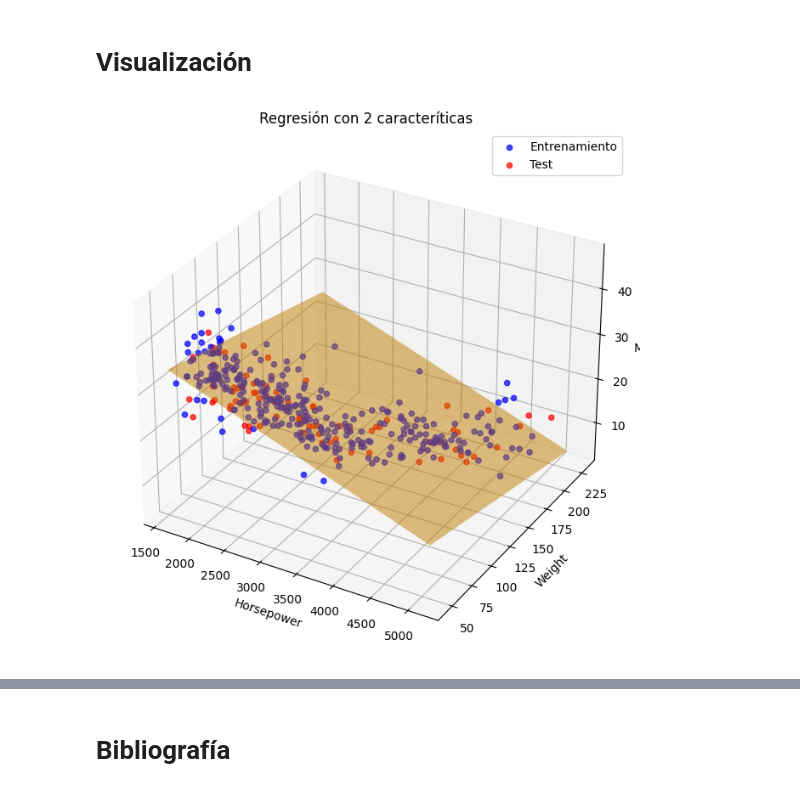
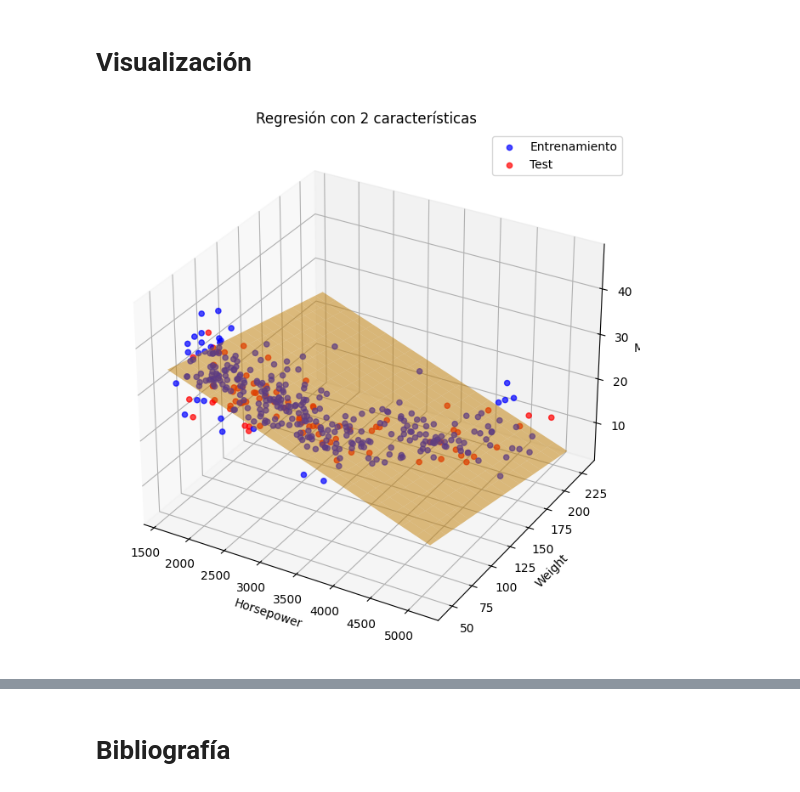
Before and after one commit to unalmedmathnum/Hernandez-Montoya-Mora-Robledo-Usuga-TAREA2, a Jupyter notebook: main.ipynb, the cells around one changed output, grey strips where cells are left out. Drawn from its saved outputs; the diff is of its cells as text; code cells hidden in the pictures.

```diff
--- a/main.ipynb
+++ b/main.ipynb
@@ -164,33 +164,33 @@ Manual R2: 0.65
 import matplotlib.pyplot as plt
 from mpl_toolkits.mplot3d import Axes3D
 import numpy as np
 
 X_train_3d = X_train[['weight', 'horsepower']].values
 X_test_3d = X_test[['weight', 'horsepower']].values
 
 x1_range = np.linspace(X_train_3d[:, 0].min(), X_train_3d[:, 0].max(), 20)
 x2_range = np.linspace(X_train_3d[:, 1].min(), X_train_3d[:, 1].max(), 20)
 x1_mesh, x2_mesh = np.meshgrid(x1_range, x2_range)
 y_pred_plane = (model.intercept_ +
                 model.coef_[0] * x1_mesh +
                 model.coef_[1] * x2_mesh)
 
 fig = plt.figure(figsize=(12, 8))
 ax = fig.add_subplot(111, projection='3d')
 
 ax.scatter(X_train_3d[:, 0], X_train_3d[:, 1], y_train, color='blue', label='Entrenamiento', alpha=0.7)
 
 ax.scatter(X_test_3d[:, 0], X_test_3d[:, 1], y_test, color='red', label='Test', alpha=0.7)
 
 ax.plot_surface(x1_mesh, x2_mesh, y_pred_plane, color='orange', alpha=0.5)
 
 ax.set_xlabel('Horsepower')
 ax.set_ylabel('Weight')
 ax.set_zlabel('MPG')
-ax.set_title('Regresión con 2 caracteríticas')
+ax.set_title('Regresión con 2 características')
 ax.legend()
 
 plt.show()
 # %% [output]
-[figure, old version]
+[figure, new version]
 # %% [markdown]
```
Also changed, not shown: parts of 6 cells of this notebook.
